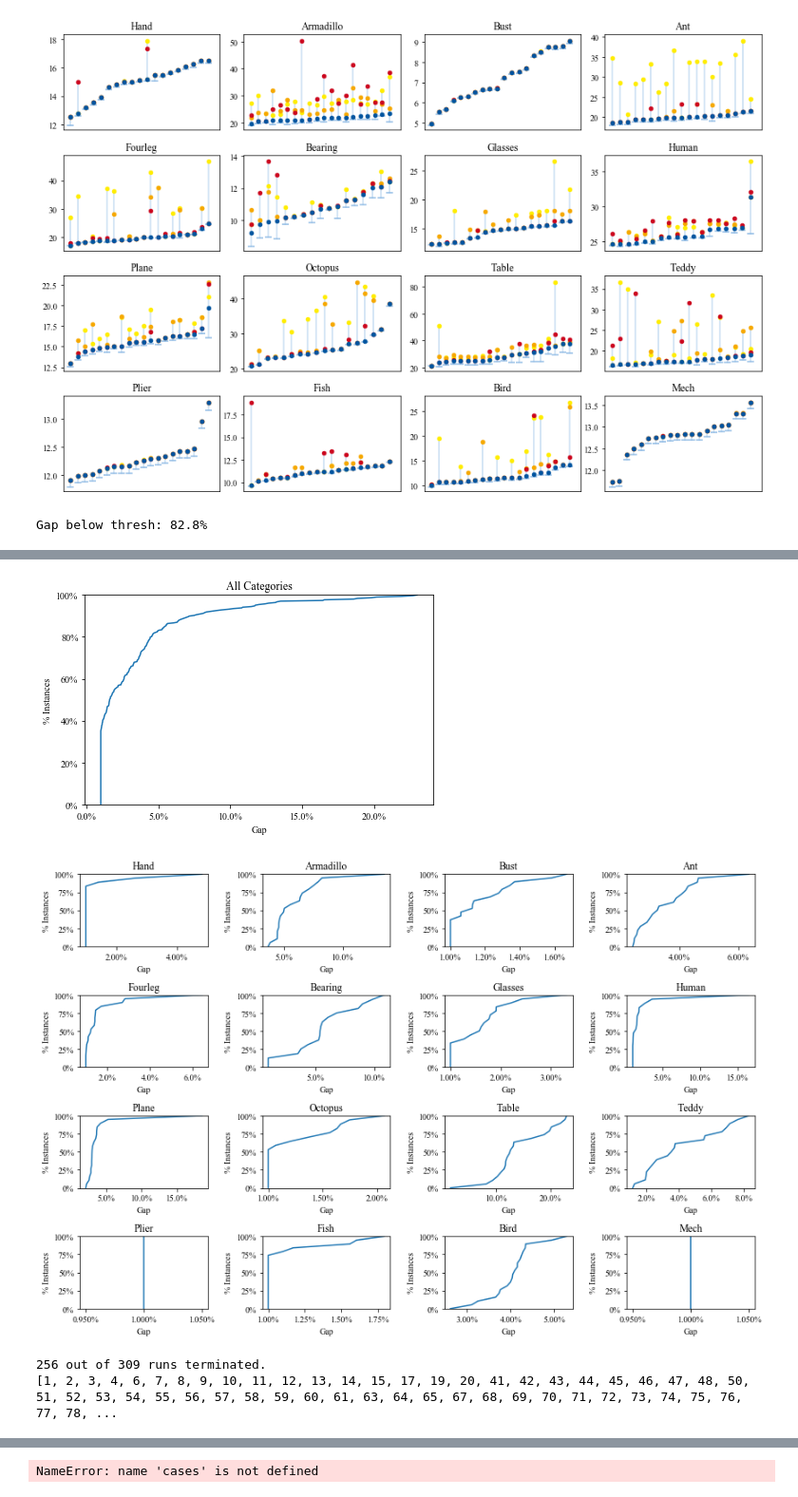
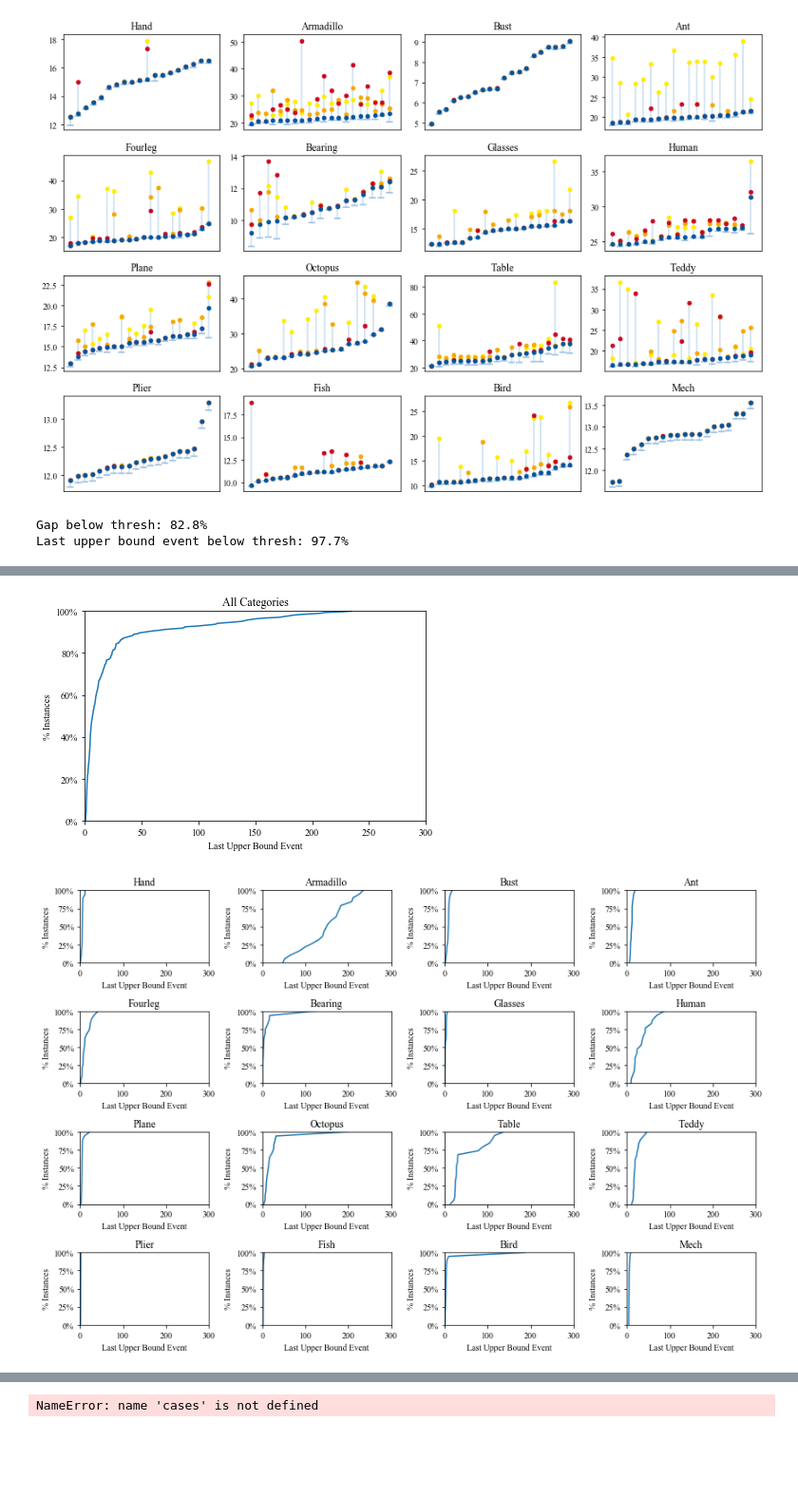
Before and after one commit to jsb/LayoutEmbedding, a Jupyter notebook: notebooks/shrec07.ipynb, the cells around one changed output, grey strips where cells are left out. Shown at 95% size. Cells and saved outputs as stored; diff of their text form; code cells hidden in the pictures; blank space fills up the shorter version.

Commit message:
Shrec stats

```diff
--- a/notebooks/shrec07.ipynb
+++ b/notebooks/shrec07.ipynb
@@ -147,14 +147,18 @@ plt.savefig('/home/pschmidt/layout-embedding-paper/img/shrec07-quantitative/plot
 # %%
 gap_target = 0.01
 gap_thresh = 0.05
+last_upper_thresh = 3 * 60 #seconds
 
 table = [["Category", "#", "Terminated", "Gap Below Thresh", "Avg Gap"]]
 
 gaps = []
 gap_below_thresh = 0
 mesh_ids_terminated = []
+last_upper = []
+last_upper_below_thresh = 0
 
 gaps_per_category = {}
+last_upper_per_category = {}
 
 for category in shrec_categories:
     category_id = category['id']
@@ -179,19 +183,28 @@ for category in shrec_categories:
 
         category_n += 1
         if (stats_bnb_data['gap'].item() <= gap_target + 1e-16):
+            mesh_ids_terminated.append(mesh_id)
             category_terminated += 1
 
         if (stats_bnb_data['gap'].item() <= gap_thresh):
             gap_below_thresh += 1
             category_gap_below_thresh += 1
 
+        if (stats_bnb_data['last_upper_bound_event_t'].item() <= last_upper_thresh):
+            last_upper_below_thresh += 1
+
         category_gap_avg += stats_bnb_data['gap'].item()
 
         gaps.append(stats_bnb_data['gap'].item())
+        last_upper.append(stats_bnb_data['last_upper_bound_event_t'].item())
 
         if category_name not in gaps_per_category:
             gaps_per_category[category_name] = []
         gaps_per_category[category_name].append(stats_bnb_data['gap'].item())
+
+        if category_name not in last_upper_per_category:
+            last_upper_per_category[category_name] = []
+        last_upper_per_category[category_name].append(stats_bnb_data['last_upper_bound_event_t'].item())
 
     category_terminated /= category_n
     category_gap_below_thresh /= category_n
@@ -199,6 +212,7 @@ for category in shrec_categories:
     category_last_upper_avg /= category_n
 
     gaps_per_category[category_name] = sorted(gaps_per_category[category_name])
+    last_upper_per_category[category_name] = sorted(last_upper_per_category[category_name])
 
     table.append([
         category_name,
@@ -212,26 +226,29 @@ n = len(gaps)
 gap_below_thresh /= n
 
 gaps = sorted(gaps)
+last_upper = sorted(last_upper)
+last_upper_below_thresh /= n
 
 print("Gap below thresh: {:.1f}%".format(gap_below_thresh * 100))
+print("Last upper bound event below thresh: {:.1f}%".format(last_upper_below_thresh * 100))
 
 display(HTML(tabulate.tabulate(table, tablefmt='html')))
 
-# Global gap plot
+# Global last upper bound event plot
 plt.figure()
 plt.title('All Categories')
-plt.xlabel('Gap')
+plt.xlabel('Last Upper Bound Event')
 plt.ylabel('% Instances')
+plt.xlim(0, 300)
 plt.ylim(0, 1)
-plt.gca().xaxis.set_major_formatter(PercentFormatter(1))
 plt.gca().yaxis.set_major_formatter(PercentFormatter(1))
 
 percentiles = np.linspace(0, 1, n)
-plt.plot(gaps, percentiles)
+plt.plot(last_upper, percentiles)
 plt.tight_layout()
 plt.show()
 
-# Per category gap plot
+# Per category last upper bound event plot
 plt.figure(figsize=(12,8))
 subplot_index = 0
 for category in shrec_categories:
@@ -239,44 +256,37 @@ for category in shrec_categories:
     category_id = category['id']
     category_name = category['name']
 
     plt.subplot(4, 4, subplot_index)
     plt.title(f'{category_name}')
-    plt.xlabel('Gap')
+    plt.xlabel('Last Upper Bound Event')
     plt.ylabel('% Instances')
+    plt.xlim(0, 300)
     plt.ylim(0, 1)
-    plt.gca().xaxis.set_major_formatter(PercentFormatter(1))
     plt.gca().yaxis.set_major_formatter(PercentFormatter(1))
-    percentiles = np.linspace(0, 1, len(gaps_per_category[category_name]))
-    plt.plot(gaps_per_category[category_name], percentiles)
-
-    #frame1 = plt.gca()
-    #frame1.axes.get_xaxis().set_ticks(np.arange(gaps_per_category[category_name].min, items.mesh_id.max() + 1, 1))
+    percentiles = np.linspace(0, 1, len(last_upper_per_category[category_name]))
+    plt.plot(last_upper_per_category[category_name], percentiles)
 
 plt.tight_layout()
 plt.show()
-
-print("{} out of {} runs terminated.".format(len(mesh_ids_terminated), n))
-print(sorted(mesh_ids_terminated))
 # %% [output]
 Gap below thresh: 82.8%
+Last upper bound event below thresh: 97.7%
 | Category | # | Terminated | Gap Below Thresh | Avg Gap |
 | Hand | 19 | 84.2% | 100.0% | 1.31% |
 | Armadillo | 20 | 0.0% | 50.0% | 5.90% |
 | Bust | 20 | 40.0% | 100.0% | 1.16% |
 | Ant | 19 | 0.0% | 94.7% | 3.50% |
 | Fourleg | 20 | 20.0% | 95.0% | 1.63% |
 | Bearing | 17 | 17.6% | 35.3% | 5.48% |
 | Glasses | 19 | 36.8% | 100.0% | 1.57% |
 | Human | 18 | 33.3% | 94.4% | 2.32% |
 | Plane | 20 | 0.0% | 90.0% | 3.94% |
 | Octopus | 18 | 55.6% | 100.0% | 1.24% |
 | Table | 20 | 0.0% | 5.0% | 14.06% |
 | Teddy | 19 | 0.0% | 63.2% | 4.09% |
 | Plier | 20 | 100.0% | 100.0% | 1.00% |
 | Fish | 20 | 75.0% | 100.0% | 1.11% |
 | Bird | 20 | 0.0% | 95.0% | 4.01% |
 | Mech | 20 | 100.0% | 100.0% | 1.00% |
-[figure, old version]
+[figure, new version]
-[figure, old version]
+[figure, new version]
-256 out of 309 runs terminated.
-[1, 2, 3, 4, 6, 7, 8, 9, 10, 11, 12, 13, 14, 15, 17, 19, 20, 41, 42, 43, 44, 45, 46, 47, 48, 50, 51, 52, 53, 54, 55, 56, 57, 58, 59, 60, 61, 63, 64, 65, 67, 68, 69, 70, 71, 72, 73, 74, 75, 76, 77, 78, ...
```
Also changed, not shown: parts of 1 cell of this notebook.
